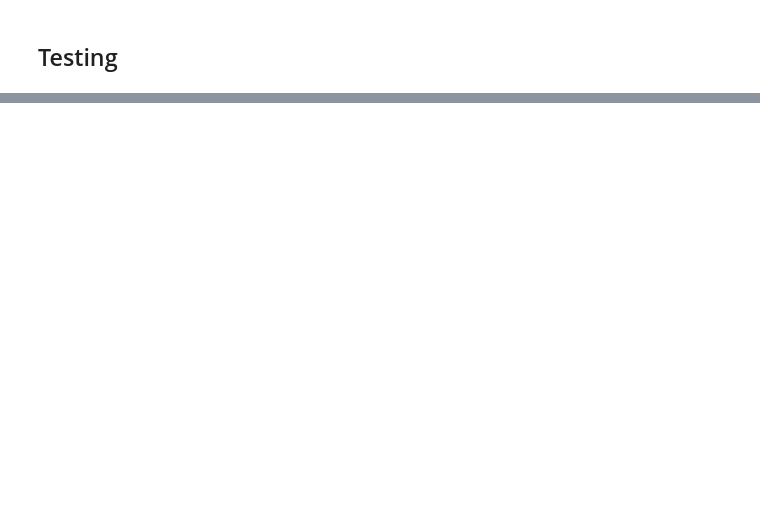
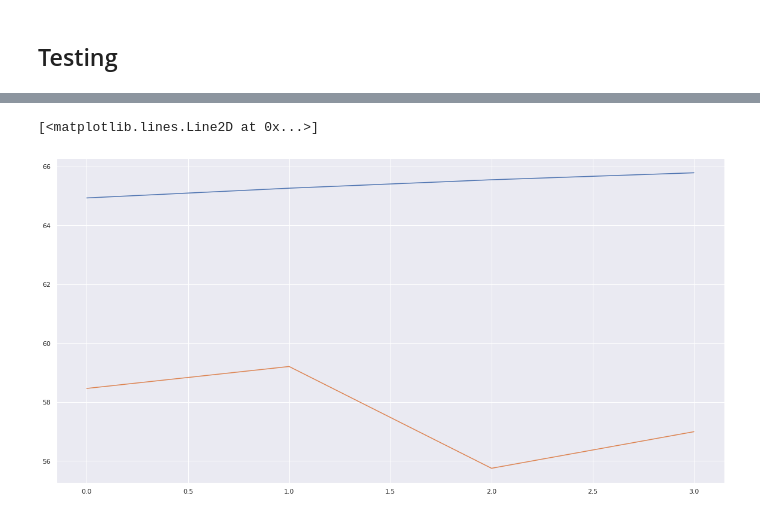
Before and after one commit to MagicMoleMM/Machine_learning_LSTM, a Jupyter notebook: LSTM_EURUSD_Daily.ipynb, the cells around one changed output, grey strips where cells are left out. Cells and saved outputs as stored; diff of their text form; code cells hidden in the pictures; blank space fills up the shorter version.

```diff
--- a/LSTM_EURUSD_Daily.ipynb
+++ b/LSTM_EURUSD_Daily.ipynb
@@ -302,0 +367,9 @@ plt.show()
+# %%
+q1 = dataX[161:162].data.numpy()
+q1 = np.append(q1, lstm(dataX[161:162]).data.numpy())
+q1 = np.delete(q1, 0).reshape(-1, 1)
+tensor_q1 = torch.Tensor([q1])
+print(tensor_q1)
+print(lstm(tensor_q1))
+print(sc.inverse_transform(lstm(tensor_q1).data.numpy()))
+print(sc.inverse_transform(dataY[162:163].data.numpy()))
@@ -302,0 +394,9 @@ plt.show()
+# %%
+q2 = tensor_q1.data.numpy()
+q2 = np.append(q2, lstm(tensor_q1).data.numpy())
+q2 = np.delete(q2, 0).reshape(-1, 1)
+tensor_q2 = torch.Tensor([q2])
+print(tensor_q2)
+print(lstm(tensor_q2))
+print(sc.inverse_transform(lstm(tensor_q2).data.numpy()))
+print(sc.inverse_transform(dataY[163:164].data.numpy()))
@@ -302,0 +421,9 @@ plt.show()
+# %%
+q3 = tensor_q2.data.numpy()
+q3 = np.append(q3, lstm(tensor_q2).data.numpy())
+q3 = np.delete(q3, 0).reshape(-1, 1)
+tensor_q3 = torch.Tensor([q3])
+print(tensor_q3)
+print(lstm(tensor_q3))
+print(sc.inverse_transform(lstm(tensor_q3).data.numpy()))
+print(sc.inverse_transform(dataY[164:165].data.numpy()))
@@ -302,0 +448,9 @@ plt.show()
+# %%
+q4 = tensor_q3.data.numpy()
+q4 = np.append(q4, lstm(tensor_q3).data.numpy())
+q4 = np.delete(q4, 0).reshape(-1, 1)
+tensor_q4 = torch.Tensor([q4])
+print(tensor_q4)
+print(lstm(tensor_q4))
+print(sc.inverse_transform(lstm(tensor_q4).data.numpy())[0][0])
+print(sc.inverse_transform(dataY[165:166].data.numpy()))
@@ -303,3 +475,15 @@ plt.show()
+# %%
+plt.plot([
+          sc.inverse_transform(lstm(tensor_q1).data.numpy())[0],
+          sc.inverse_transform(lstm(tensor_q2).data.numpy())[0],
+          sc.inverse_transform(lstm(tensor_q3).data.numpy())[0],
+          sc.inverse_transform(lstm(tensor_q4).data.numpy())[0],
+
+          ])
+plt.plot(sc.inverse_transform(dataY[162:166].data.numpy()))
+# %% [output]
+[<matplotlib.lines.Line2D at 0x...>]
+[figure, added]
 # %%
 lstm.eval()
 train_predict = lstm(trainX)
```
Also changed, not shown: parts of 19 cells of this notebook.
